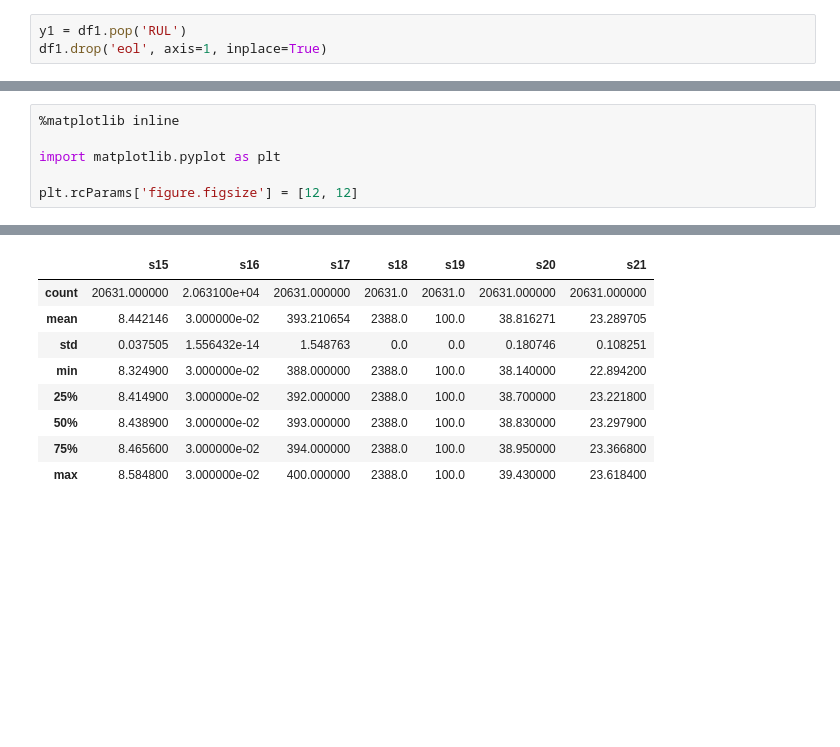
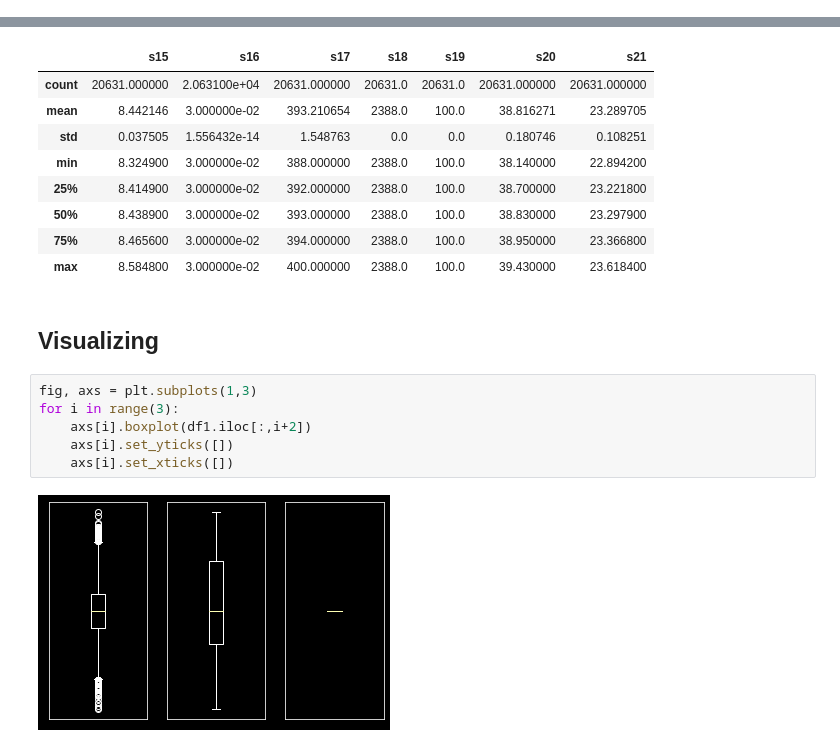
Before and after one commit to arcweld/DSI_Capstone_2, a Jupyter notebook: exploration.ipynb, the cells around one changed output, grey strips where cells are left out. Saved outputs shown, nothing was run; the diff lists cells and outputs as text; blank space fills up the shorter version.

```diff
--- a/exploration.ipynb
+++ b/exploration.ipynb
@@ -132,3 +227,0 @@ Name: a13, dtype: float64
-# %%
-y1 = df1.pop('RUL')
-df1.drop('eol', axis=1, inplace=True)
@@ -150,6 +227,0 @@ Name: RUL, Length: 20631, dtype: int64
-# %%
-%matplotlib inline
-
-import matplotlib.pyplot as plt
-
-plt.rcParams['figure.figsize'] = [12, 12]
@@ -196,3 +261,13 @@ df1[["s15","s16","s17","s18","s19","s20","s21"]].describe()
 | 50% | 8.438900 | 3.000000e-02 | 393.000000 | 2388.0 | 100.0 | 38.830000 | 23.297900 |
 | 75% | 8.465600 | 3.000000e-02 | 394.000000 | 2388.0 | 100.0 | 38.950000 | 23.366800 |
 | max | 8.584800 | 3.000000e-02 | 400.000000 | 2388.0 | 100.0 | 39.430000 | 23.618400 |
+# %% [markdown]
+## Visualizing
+# %%
+fig, axs = plt.subplots(1,3)
+for i in range(3):
+    axs[i].boxplot(df1.iloc[:,i+2])
+    axs[i].set_yticks([])
+    axs[i].set_xticks([])
+# %% [output]
+[figure, added]
```
Also changed, not shown: parts of 67 cells of this notebook, 4 other files.
